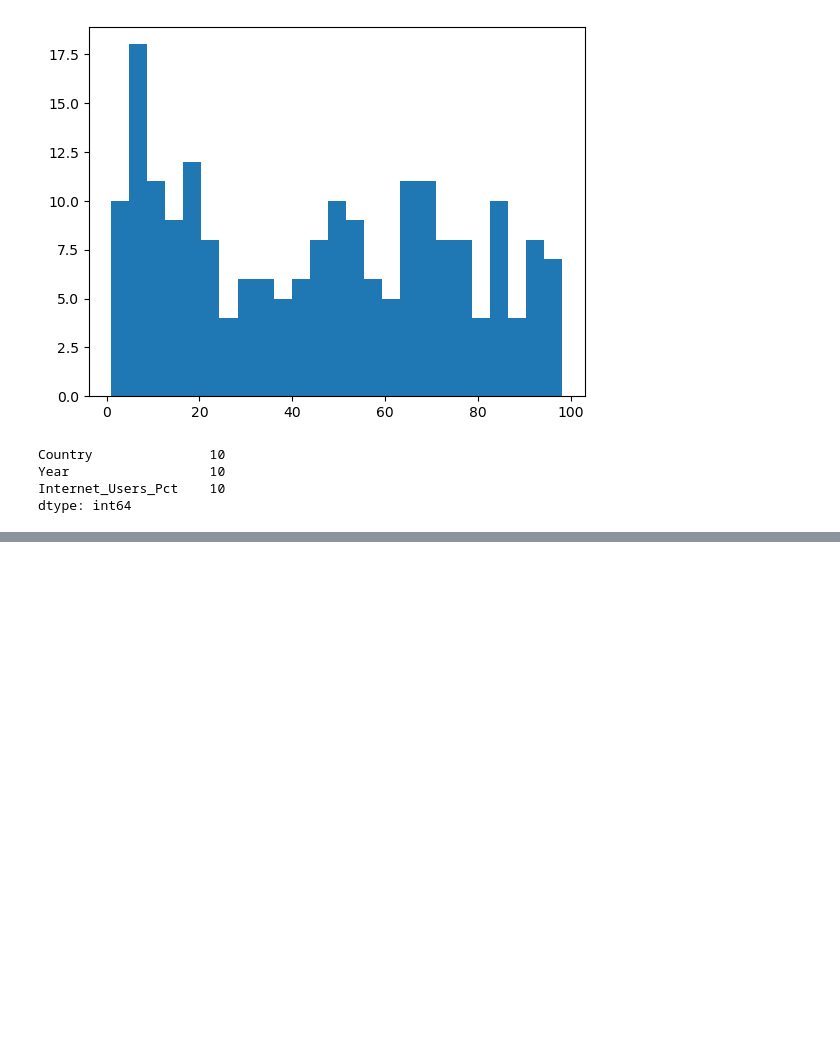
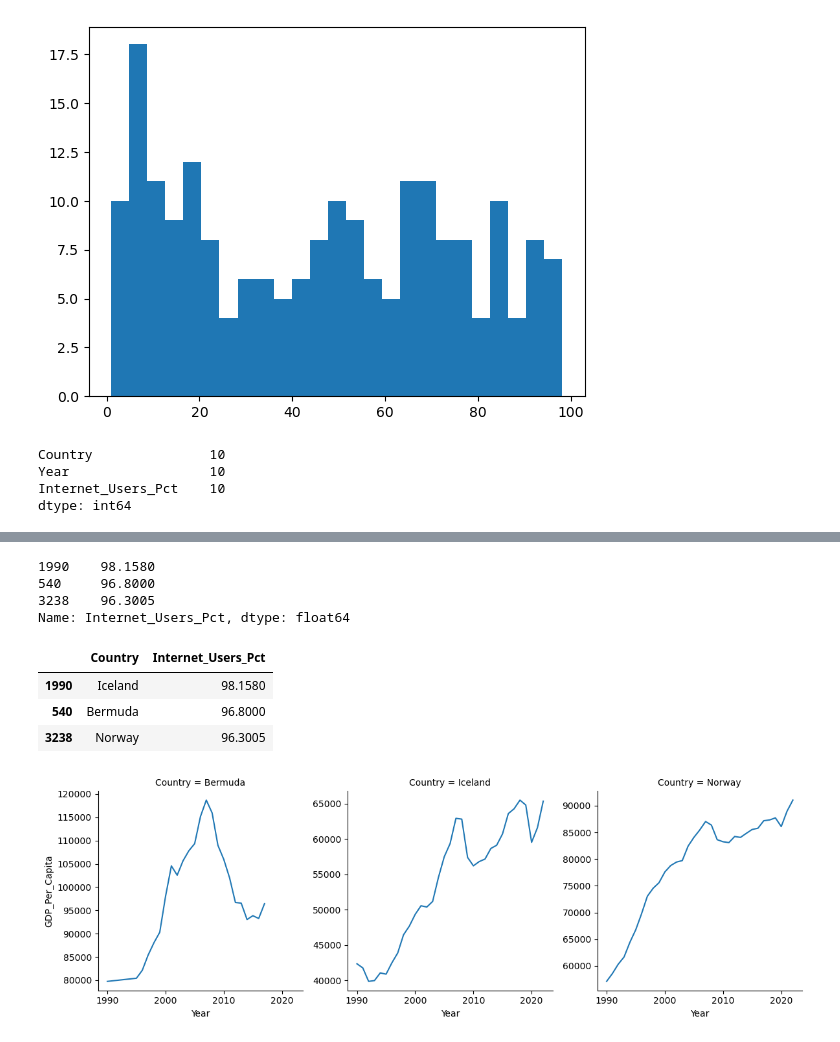
Before and after one commit to NSS-Data-Analytics-Cohort-17/un-datasets-therbold, a Jupyter notebook: script/un_data_project.ipynb, the cells around one changed output, grey strips where cells are left out. Drawn from its saved outputs; the diff is of its cells as text; code cells hidden in the pictures; blank space fills up the shorter version.

```diff
--- a/script/un_data_project.ipynb
+++ b/script/un_data_project.ipynb
@@ -316,13 +316,10 @@ plt.plot(Burundi_gdp['Year'],Burundi_gdp['GDP_Per_Capita'])
 internet_df = pd.read_csv('../data/internet_use.csv',
                          skipfooter=298,  # Number of lines at bottom of file to skip
                          sep=',',   # Character or regex pattern to treat as the delimiter
-                         encoding='utf-8',  # Encoding to use for UTF when reading/writing
                          engine='python',  # Parser engine to use. The C and pyarrow engines are faster, while the python engine is currently more feature-complete
-                         on_bad_lines='skip',  # skip bad lines without raising or warning when they are encountered
-                         quoting=1)  # csv.QUOTE_ALL
+                         on_bad_lines='skip')  # skip bad lines without raising or warning when they are encountered
 
 internet_df
-# had to search a bunch for this fix
 # %% [output]
 |  | Country or Area | Year | Value | Value Footnotes |
 | 0 | Afghanistan | 2019 | 17.600000 | 1 |
@@ -414,3 +411,10 @@ Internet_Users_Pct    10
 dtype: int64
 # %%
 #19 10 (ten) countries had less than 5% internet users in 2014
+# %%
+gdp_and_internet_df = pd.merge(
+    internet_df,
+    gdp_df,
+    on=['Country', 'Year'],
+    how='inner'
+)
@@ -416,0 +437,36 @@ dtype: int64
+# %%
+gdp_and_internet_df[gdp_and_internet_df['Year'] == 2014]['Internet_Users_Pct'].nlargest(3)
+# %% [output]
+1990    98.1580
+540     96.8000
+3238    96.3005
+Name: Internet_Users_Pct, dtype: float64
+# %%
+top_internet_2014 = (
+    gdp_and_internet_df[gdp_and_internet_df['Year'] == 2014]
+    .nlargest(3, 'Internet_Users_Pct')
+    [['Country', 'Internet_Users_Pct']]
+)
+top_internet_2014
+# %% [output]
+|  | Country | Internet_Users_Pct |
+| 1990 | Iceland | 98.1580 |
+| 540 | Bermuda | 96.8000 |
+| 3238 | Norway | 96.3005 |
+# %%
+top_3_df = gdp_and_internet_df[gdp_and_internet_df['Country'].isin(['Iceland', 'Bermuda', 'Norway'])]
+# %%
+top_3_grid = sns.FacetGrid(
+    data=top_3_df,
+    col='Country',
+    height=4,
+    sharey=False
+)
+top_3_grid.map_dataframe(
+    sns.lineplot,
+    x='Year',
+    y='GDP_Per_Capita'
+)
+plt.show()
+# %% [output]
+[figure, added]
```
Also changed, not shown: parts of 12 cells of this notebook.
